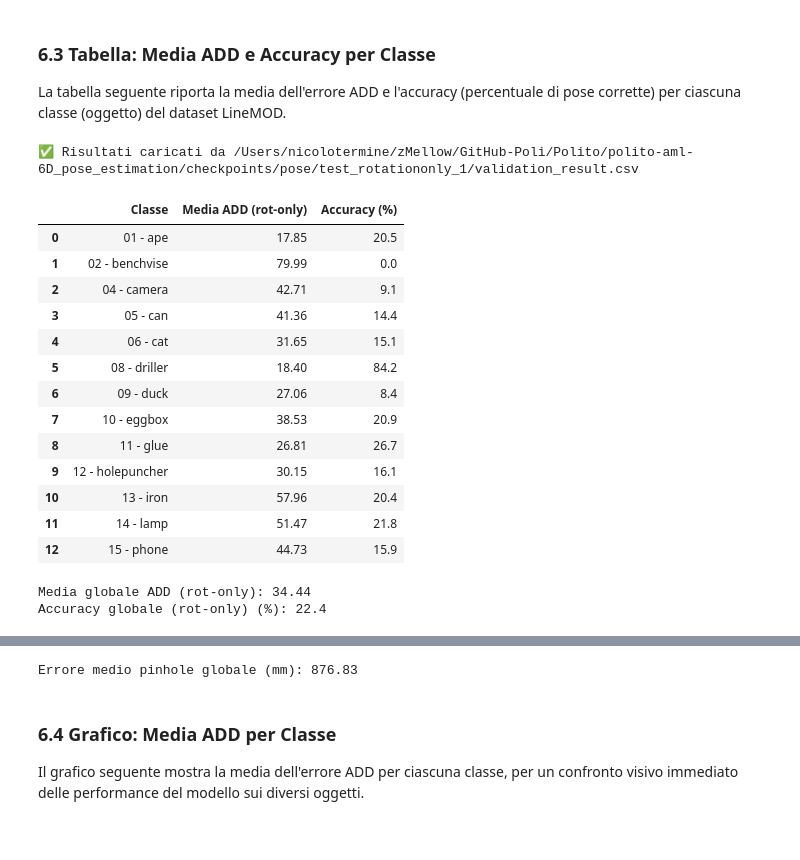
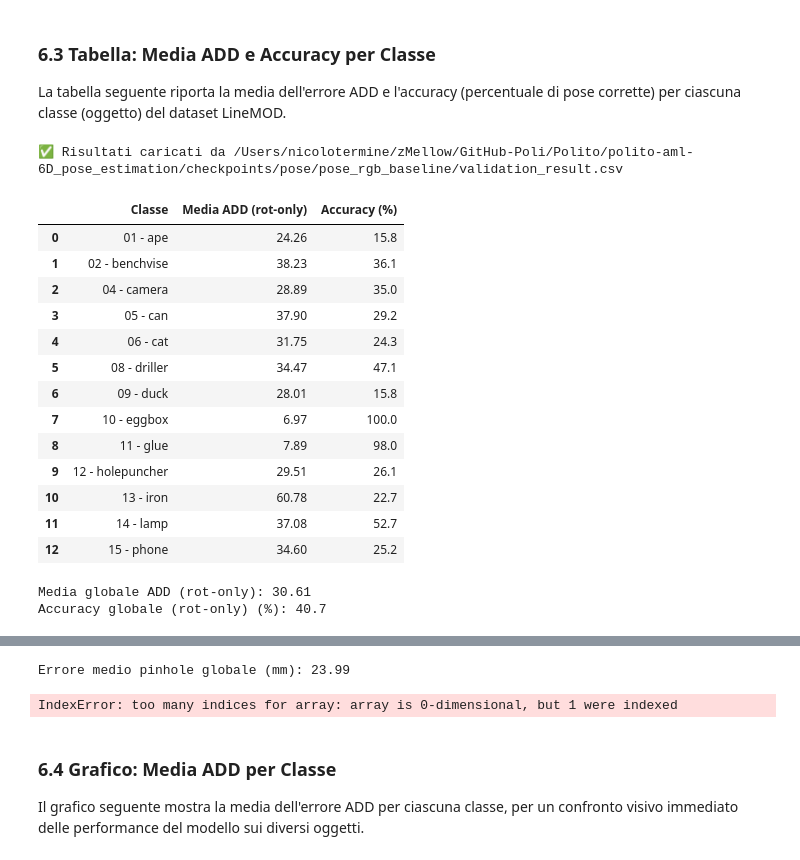
Before and after one commit to ghMellow/polito-aml-6D-pose-estimation, a Jupyter notebook: notebooks/finetuning_ResNet50_rotation_only.ipynb, the cells around one changed output, grey strips where cells are left out. Cells and saved outputs as stored; diff of their text form; code cells hidden in the pictures.

Commit message:
check after Ale updates

```diff
--- a/notebooks/finetuning_ResNet50_rotation_only.ipynb
+++ b/notebooks/finetuning_ResNet50_rotation_only.ipynb
@@ -94,7 +86,7 @@ last_path = checkpoint_weights_dir / "last.pt"
 ## 5. Training (solo rotazione)
 # %%
 # Training baseline rotazione (PoseLossBaseline)
-EPOCHS = 5#Config.POSE_EPOCHS
+EPOCHS = Config.POSE_EPOCHS
 LR = Config.POSE_LR
 ACCUMULATION_STEPS = Config.ACCUMULATION_STEPS
 
@@ -147,15 +139,15 @@ training_csv_path = checkpoint_dir / 'training_result.csv'
 plot_training_validation_loss_from_csv(training_csv_path)
 # %% [markdown]
 ## 6. Test e Valutazione su sample del Test Set (solo rotazione)
+# %%
+NAME = "pose_rgb_baseline"
+checkpoint_dir = Config.CHECKPOINT_DIR / "pose" / NAME
+checkpoint_weights_dir = checkpoint_dir / "weights"
+best_path = checkpoint_weights_dir / "best.pt"
+last_path = checkpoint_weights_dir / "last.pt"
 # %% [markdown]
 ### 6.1 Visualizza predizione su batch immagini
 # %%
-NAME = "test_rotationonly_1"
-checkpoint_dir = Config.CHECKPOINT_DIR / "pose" / NAME
-checkpoint_weights_dir = checkpoint_dir / "weights"
-best_path = checkpoint_weights_dir / "best.pt"
-last_path = checkpoint_weights_dir / "last.pt"
-
 # Carica il modello trained (se necessario)
 try:
     model.load_state_dict(torch.load(best_path, map_location=Config.DEVICE))
@@ -233,4 +206,4 @@ Test completato su 64 sample
 ### 6.2 Statistiche su intero Test set
 # %%
 # Usa PosePinholeDataset per pipeline pinhole+deep
-run_pinhole_deep_pipeline(model, test_loader)
+run_pinhole_deep_pipeline(model, test_loader, NAME)
@@ -263,7 +602,6 @@ Calcolo metriche: ADD rot-only, traslazione pinhole
 La tabella seguente riporta la media dell'errore ADD e l'accuracy (percentuale di pose corrette) per ciascuna classe (oggetto) del dataset LineMOD.
 # %%
 # Carica risultati validazione dal CSV (se esiste)
-NAME = "test_rotationonly_1"
 checkpoint_dir = Config.CHECKPOINT_DIR / "pose" / NAME
 val_csv_path = checkpoint_dir / 'validation_result.csv'
 if val_csv_path.exists():
@@ -275,37 +613,46 @@ else:
     if results_rot_only is None:
         print("⚠️  Devi prima calcolare la metrica ADD rot-only su tutto il test set e salvare i risultati in 'results_rot_only'.")
 # %% [output]
-✅ Risultati caricati da /Users/nicolotermine/zMellow/GitHub-Poli/Polito/polito-aml-6D_pose_estimation/checkpoints/pose/test_rotationonly_1/validation_result.csv
+✅ Risultati caricati da /Users/nicolotermine/zMellow/GitHub-Poli/Polito/polito-aml-6D_pose_estimation/checkpoints/pose/pose_rgb_baseline/validation_result.csv
 # %%
 # Tabella 1: Performance rotazione (ADD solo rotazione, traslazione dummy)
 if results_rot_only is not None:
-    data, global_add, global_acc = calc_add_accuracy_per_class(results_rot_only, Config.LINEMOD_OBJECTS)
+    data, global_add, global_acc = calc_add_accuracy_per_class(results_rot_only, Config.LINEMOD_OBJECTS, use_6d=True)
     df = pd.DataFrame(data)
     display(df)
     print("\nMedia globale ADD (rot-only):", f"{global_add:.2f}")
     print("Accuracy globale (rot-only) (%):", f"{global_acc:.1f}")
 
 # Tabella 2: Statistiche traslazione pinhole
 if results_pinhole is not None:
     data_pinhole, global_pinhole = calc_pinhole_error_per_class(results_pinhole, Config.LINEMOD_OBJECTS)
     df_pinhole = pd.DataFrame(data_pinhole)
     display(df_pinhole)
     print("\nErrore medio pinhole globale (mm):", f"{global_pinhole:.2f}")
+
+# Tabella 3: Performance rotazione + traslazione (ADD full pose)
+from utils.validation import calc_combined_results_per_class
+if calc_combined_results_per_class is not None:
+    data, global_add, global_acc, global_pinhole = calc_combined_results_per_class(results_rot_only, results_pinhole, Config.LINEMOD_OBJECTS)
+    df = pd.DataFrame(data)
+    display(df)
+    print("\nMedia globale ADD (full pose):", f"{global_add:.2f}")
+    print("Accuracy globale (full pose) (%):", f"{global_acc:.1f}")
 # %% [output]
 |  | Classe | Media ADD (rot-only) | Accuracy (%) |
-| 0 | 01 - ape | 17.85 | 20.5 |
-| 1 | 02 - benchvise | 79.99 | 0.0 |
-| 2 | 04 - camera | 42.71 | 9.1 |
-| 3 | 05 - can | 41.36 | 14.4 |
-| 4 | 06 - cat | 31.65 | 15.1 |
-| 5 | 08 - driller | 18.40 | 84.2 |
-| 6 | 09 - duck | 27.06 | 8.4 |
-| 7 | 10 - eggbox | 38.53 | 20.9 |
-| 8 | 11 - glue | 26.81 | 26.7 |
-| 9 | 12 - holepuncher | 30.15 | 16.1 |
-| 10 | 13 - iron | 57.96 | 20.4 |
-| 11 | 14 - lamp | 51.47 | 21.8 |
-| 12 | 15 - phone | 44.73 | 15.9 |
+| 0 | 01 - ape | 24.26 | 15.8 |
+| 1 | 02 - benchvise | 38.23 | 36.1 |
+| 2 | 04 - camera | 28.89 | 35.0 |
+| 3 | 05 - can | 37.90 | 29.2 |
+| 4 | 06 - cat | 31.75 | 24.3 |
+| 5 | 08 - driller | 34.47 | 47.1 |
+| 6 | 09 - duck | 28.01 | 15.8 |
+| 7 | 10 - eggbox | 6.97 | 100.0 |
+| 8 | 11 - glue | 7.89 | 98.0 |
+| 9 | 12 - holepuncher | 29.51 | 26.1 |
+| 10 | 13 - iron | 60.78 | 22.7 |
+| 11 | 14 - lamp | 37.08 | 52.7 |
+| 12 | 15 - phone | 34.60 | 25.2 |
-Media globale ADD (rot-only): 34.44
-Accuracy globale (rot-only) (%): 22.4
+Media globale ADD (rot-only): 30.61
+Accuracy globale (rot-only) (%): 40.7
 |  | Classe | Err. Pinhole medio (mm) |
@@ -325,4 +672,5 @@ Accuracy globale (rot-only) (%): 22.4
-Errore medio pinhole globale (mm): 876.83
+Errore medio pinhole globale (mm): 23.99
+IndexError: too many indices for array: array is 0-dimensional, but 1 were indexed
 # %% [markdown]
 ### 6.4 Grafico: Media ADD per Classe
 
```
Also changed, not shown: parts of 18 cells of this notebook, 12 other files.
